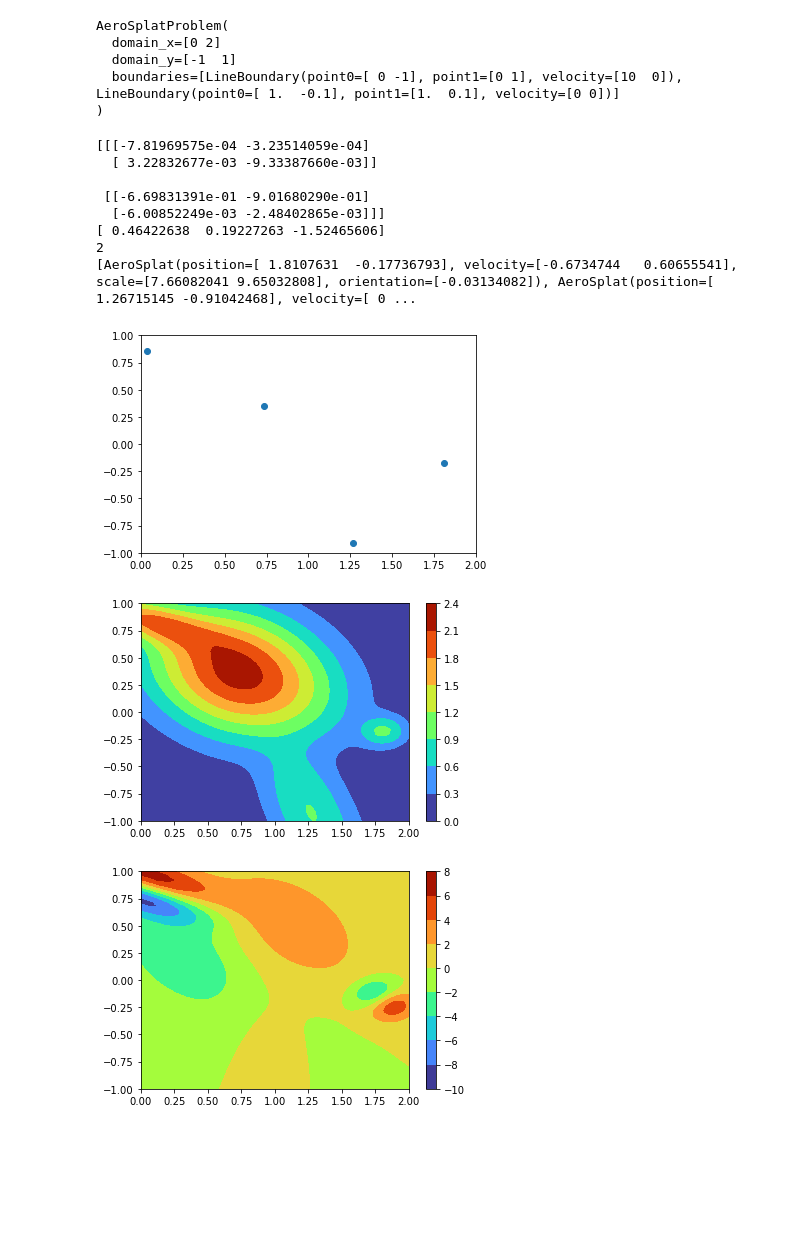
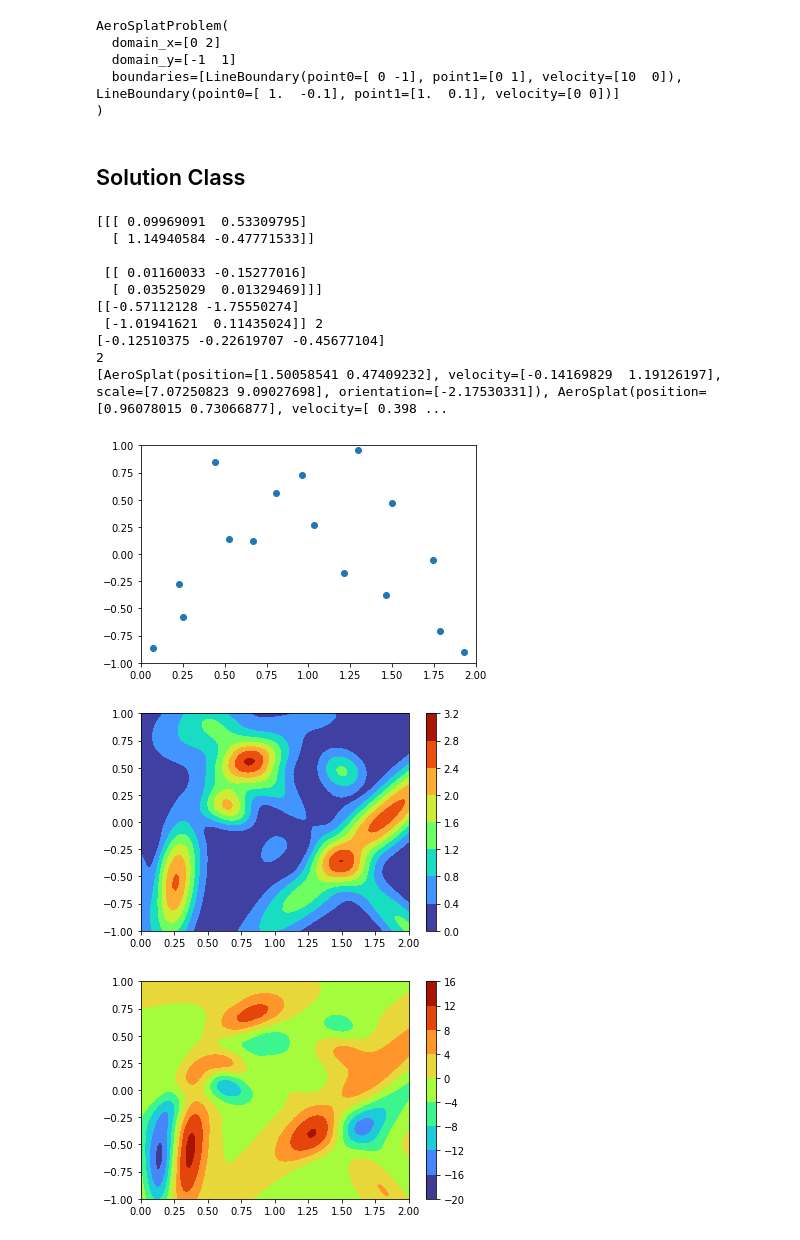
Before and after one commit to radcli14/AeroSplat, a Jupyter notebook: aerosplat.ipynb, the cells around one changed output. Cells and saved outputs as stored; diff of their text form; code cells hidden in the pictures; blank space fills up the shorter version.

Commit message:
separated problem and solution

```diff
--- a/aerosplat.ipynb
+++ b/aerosplat.ipynb
@@ -131,7 +134,6 @@ problem = AeroSplatProblem(
     domain_x=[0, 2],
     domain_y=[-1, 1],
     boundaries=[source_boundary, plate_boundary],
-    spawn=4
 )
 print(problem)
 # %% [output]
@@ -140,45 +142,50 @@ AeroSplatProblem(
   domain_y=[-1  1]
   boundaries=[LineBoundary(point0=[ 0 -1], point1=[0 1], velocity=[10  0]), LineBoundary(point0=[ 1.  -0.1], point1=[1.  0.1], velocity=[0 0])]
 )
+# %% [markdown]
+## Solution Class
 # %%
-print(problem.velocity_on_grid(2, 2))
-print(problem.euler_equation_terms_at(np.array([0, 0])))
-print(problem.ndims)
-print(problem.splats)
+solution = AeroSplatSolution(problem, spawn=16) # TODO: handle errors if no spawn provided
+print(solution.velocity_on_grid(2, 2))
+print(solution.euler_equation_terms_at(np.array([0, 0])))
+print(solution.ndims)
+print(solution.splats)
 # %% [output]
-[[[-7.81969575e-04 -3.23514059e-04]
-  [ 3.22832677e-03 -9.33387660e-03]]
+[[[ 0.09969091  0.53309795]
+  [ 1.14940584 -0.47771533]]
 
- [[-6.69831391e-01 -9.01680290e-01]
-  [-6.00852249e-03 -2.48402865e-03]]]
-[ 0.46422638  0.19227263 -1.52465606]
+ [[ 0.01160033 -0.15277016]
+  [ 0.03525029  0.01329469]]]
+[[-0.57112128 -1.75550274]
+ [-1.01941621  0.11435024]] 2
+[-0.12510375 -0.22619707 -0.45677104]
 2
-[AeroSplat(position=[ 1.8107631  -0.17736793], velocity=[-0.6734744   0.60655541], scale=[7.66082041 9.65032808], orientation=[-0.03134082]), AeroSplat(position=[ 1.26715145 -0.91042468], velocity=[ 0 ...
+[AeroSplat(position=[1.50058541 0.47409232], velocity=[-0.14169829  1.19126197], scale=[7.07250823 9.09027698], orientation=[-2.17530331]), AeroSplat(position=[0.96078015 0.73066877], velocity=[ 0.398 ...
 # %%
-splat_positions = np.array([[splat.position[0], splat.position[1]] for splat in problem.splats])
+splat_positions = np.array([[splat.position[0], splat.position[1]] for splat in solution.splats])
 plt.plot(splat_positions[:, 0], splat_positions[:, 1], "o");
 plt.xlim(problem.domain_x);
 plt.ylim(problem.domain_y);
 # %% [output]
-[figure, old version]
+[figure, new version]
 # %%
 nx = 101
 ny = 51
 grid = problem.point_grid(nx, ny)
-velocity_field = problem.velocity_on_grid(nx, ny)
+velocity_field = solution.velocity_on_grid(nx, ny)
 contour_x = np.array([grid[0, k, 0] for k in range(nx)])
 contour_y = np.array([grid[j, 0, 1] for j in range(ny)])
 contour_z = np.array([[np.linalg.norm(velocity_field[j, k, :]) for k in range(nx)] for j in range(ny)])
 plt.contourf(contour_x, contour_y, contour_z, cmap="turbo");
 plt.colorbar();
 # %% [output]
-[figure, old version]
+[figure, new version]
 # %%
-gradient_field = problem.velocity_gradient_on_grid(nx, ny)
+gradient_field = solution.velocity_gradient_on_grid(nx, ny)
 #contour_z = np.array([[np.linalg.norm(gradient_field[j, k, :]) for k in range(nx)] for j in range(ny)])
 contour_z = np.array([[sum(gradient_field[j, k, :]) for k in range(nx)] for j in range(ny)])
 plt.contourf(contour_x, contour_y, contour_z, cmap="turbo");
 plt.colorbar();
 # %% [output]
-[figure, old version]
+[figure, new version]
 # %%
```
Also changed, not shown: parts of 3 cells of this notebook, 2 other files.
